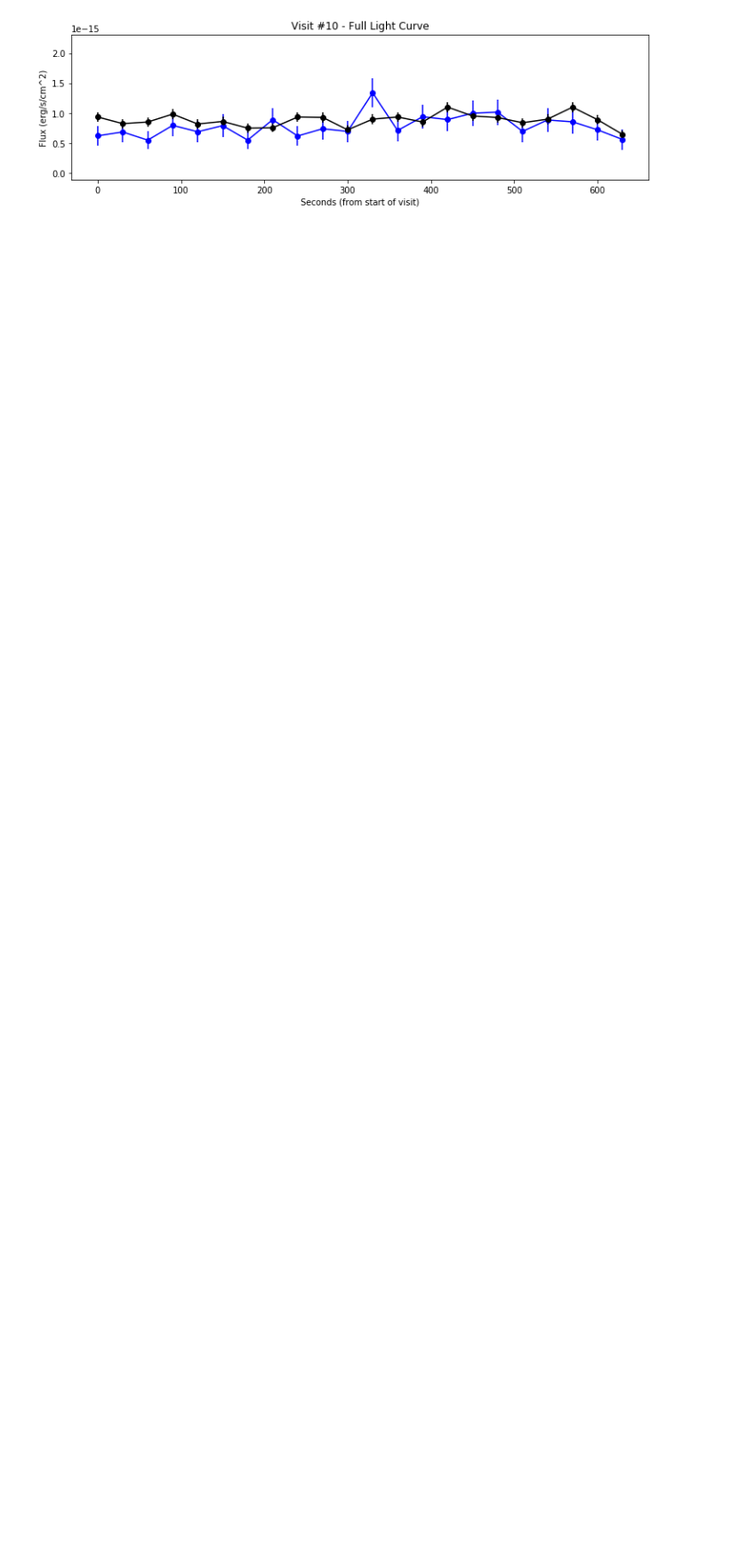
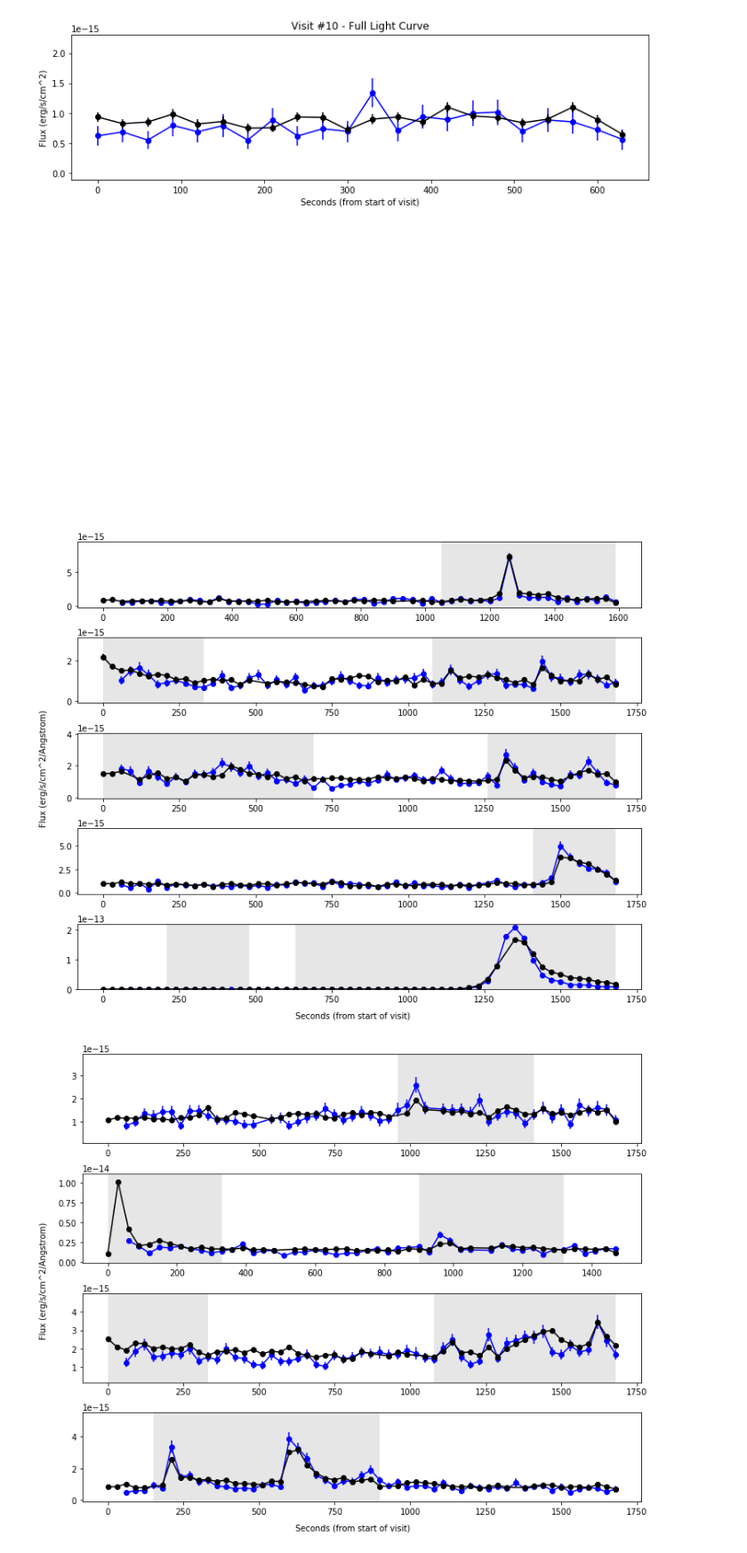
Before and after one commit to MillionConcepts/gfcat_gj65, a Jupyter notebook: src/uvceti/03-make_flare_table_and_figs.ipynb, the cells around one changed output. Shown at 89% size. Drawn from its saved outputs; the diff is of its cells as text; code cells hidden in the pictures; blank space fills up the shorter version.

```diff
--- a/src/uvceti/03-make_flare_table_and_figs.ipynb
+++ b/src/uvceti/03-make_flare_table_and_figs.ipynb
@@ -34,13 +34,11 @@ else:
 photon_files = {'NUV':listdir_contains(data_directory,'nd-30s.csv'),
                 'FUV':listdir_contains(data_directory,'fd-30s.csv')}
 # %%
-# Make the table of flare properties in the paper.
+# Make the table of flare properties in the paper.  Also creates the figures used in the Appendix.
 flare_table = pd.DataFrame()
 n_visits = 10
-expts = []
 for i in np.arange(n_visits):
     lc_nuv = read_lightcurve(photon_files['NUV'][i])
-    expts += [len(lc_nuv)*30]
     lc_fuv = read_lightcurve(photon_files['FUV'][i])
     (flare_ranges, quiescence, quiescence_err) = refine_flare_ranges(lc_nuv, makeplot=False)
     # Search for FUV flares, but use the NUV flare ranges rather than searching for new flare ranges
@@ -110,6 +108,7 @@ for i in np.arange(n_visits):
         flare_data['quiescence_err_nuv'] = quiescence_err
         flare_data['quiescence_fuv'] = quiescence_fuv
         flare_data['quiescence_err_fuv'] = quiescence_err_fuv
+        flare_data['flare_range'] = flare_range
         flare_table = flare_table.append(flare_data,ignore_index=True)
         # Make plots
         commentstr = 'Truncation: '
@@ -186,6 +185,66 @@ The PostScript backend does not support transparency; partially transparent arti
 [figure]
 [figure]
 [figure]
+# %%
+# Creates the figure used in the main part of the paper.
+visit_arr = [0,1,2,3,4]
+fig, axs = plt.subplots(len(visit_arr), 1, figsize=(10, 8), constrained_layout=True)
+for ii,i in enumerate(visit_arr):
+    lc_nuv = read_lightcurve(photon_files['NUV'][i])
+    lc_fuv = read_lightcurve(photon_files['FUV'][i])
+    # Ignore any data points that have bad time bins.  NOTE: THIS ASSUMES A 30-SECOND BIN SIZE.
+    where_plot_fuv_full = np.where(lc_fuv['expt'] >= 20.0)[0]
+    where_plot_nuv_full = np.where(lc_nuv['expt'] >= 20.0)[0]
+    axs[ii].errorbar((lc_fuv['t0']-min(lc_nuv['t0']))[where_plot_fuv_full], lc_fuv['flux_apcorrected'][where_plot_fuv_full],
+                 yerr=1.*lc_fuv['flux_err'][where_plot_fuv_full], fmt='-bo')
+    axs[ii].errorbar((lc_nuv['t0']-min(lc_nuv['t0']))[where_plot_nuv_full], lc_nuv['flux_apcorrected'][where_plot_nuv_full],
+                 yerr=1.*lc_nuv['flux_err'][where_plot_nuv_full], fmt='-ko')
+    ylim = [min([min((lc_nuv['flux_apcorrected']-4*lc_nuv['flux_err'])[where_plot_nuv_full]),
+                       min((lc_fuv['flux_apcorrected']-4*lc_fuv['flux_err'])[where_plot_fuv_full])]),
+                  max([max((lc_nuv['flux_apcorrected']+4*lc_nuv['flux_err'])[where_plot_nuv_full]),
+                       max((lc_fuv['flux_apcorrected']+4*lc_fuv['flux_err'])[where_plot_fuv_full])])]
+    axs[ii].set_ylim(ylim)
+    # Create shade regions for each flare in this visit.
+    for fr, vn in zip(flare_table['flare_range'], flare_table['visit_num']):
+        if int(vn) == i:
+            mint = (lc_nuv['t0']-lc_nuv['t0'][0])[min(fr)]
+            maxt = (lc_nuv['t0']-lc_nuv['t0'][0])[max(fr)]
+            axs[ii].fill([mint, maxt, maxt, mint], [-999, -999, 999, 999], '0.9')
+fig.text(0.5, -0.02, 'Seconds (from start of visit)', ha='center', va='center')
+fig.text(-0.02, 0.5, 'Flux (erg/s/cm^2/Angstrom)', ha='center', va='center', rotation='vertical')
+fig.savefig('figures/all_visits_01.eps', dpi=600)
+
+
+
+visit_arr = [5,6,7,8]
+fig, axs = plt.subplots(len(visit_arr), 1, figsize=(10, 8), constrained_layout=True)
+for ii,i in enumerate(visit_arr):
+    lc_nuv = read_lightcurve(photon_files['NUV'][i])
+    lc_fuv = read_lightcurve(photon_files['FUV'][i])
+    # Ignore any data points that have bad time bins.  NOTE: THIS ASSUMES A 30-SECOND BIN SIZE.
+    where_plot_fuv_full = np.where(lc_fuv['expt'] >= 20.0)[0]
+    where_plot_nuv_full = np.where(lc_nuv['expt'] >= 20.0)[0]
+    axs[ii].errorbar((lc_fuv['t0']-min(lc_nuv['t0']))[where_plot_fuv_full], lc_fuv['flux_apcorrected'][where_plot_fuv_full],
+                 yerr=1.*lc_fuv['flux_err'][where_plot_fuv_full], fmt='-bo')
+    axs[ii].errorbar((lc_nuv['t0']-min(lc_nuv['t0']))[where_plot_nuv_full], lc_nuv['flux_apcorrected'][where_plot_nuv_full],
+                 yerr=1.*lc_nuv['flux_err'][where_plot_nuv_full], fmt='-ko')
+    ylim = [min([min((lc_nuv['flux_apcorrected']-4*lc_nuv['flux_err'])[where_plot_nuv_full]),
+                       min((lc_fuv['flux_apcorrected']-4*lc_fuv['flux_err'])[where_plot_fuv_full])]),
+                  max([max((lc_nuv['flux_apcorrected']+4*lc_nuv['flux_err'])[where_plot_nuv_full]),
+                       max((lc_fuv['flux_apcorrected']+4*lc_fuv['flux_err'])[where_plot_fuv_full])])]
+    axs[ii].set_ylim(ylim)
+    # Create shade regions for each flare in this visit.
+    for fr, vn in zip(flare_table['flare_range'], flare_table['visit_num']):
+        if int(vn) == i:
+            mint = (lc_nuv['t0']-lc_nuv['t0'][0])[min(fr)]
+            maxt = (lc_nuv['t0']-lc_nuv['t0'][0])[max(fr)]
+            axs[ii].fill([mint, maxt, maxt, mint], [-999, -999, 999, 999], '0.9')
+fig.text(0.5, -0.02, 'Seconds (from start of visit)', ha='center', va='center')
+fig.text(-0.02, 0.5, 'Flux (erg/s/cm^2/Angstrom)', ha='center', va='center', rotation='vertical')
+fig.savefig('figures/all_visits_02.eps', dpi=600)
+# %% [output]
+[figure, added]
+[figure, added]
 # %%
 # Reformat the energy measurements to include error bars and reasonable sigfigs
 nuv_energy_string, fuv_energy_string = [], []
```
Also changed, not shown: parts of 1 cell of this notebook, 2 other files.
